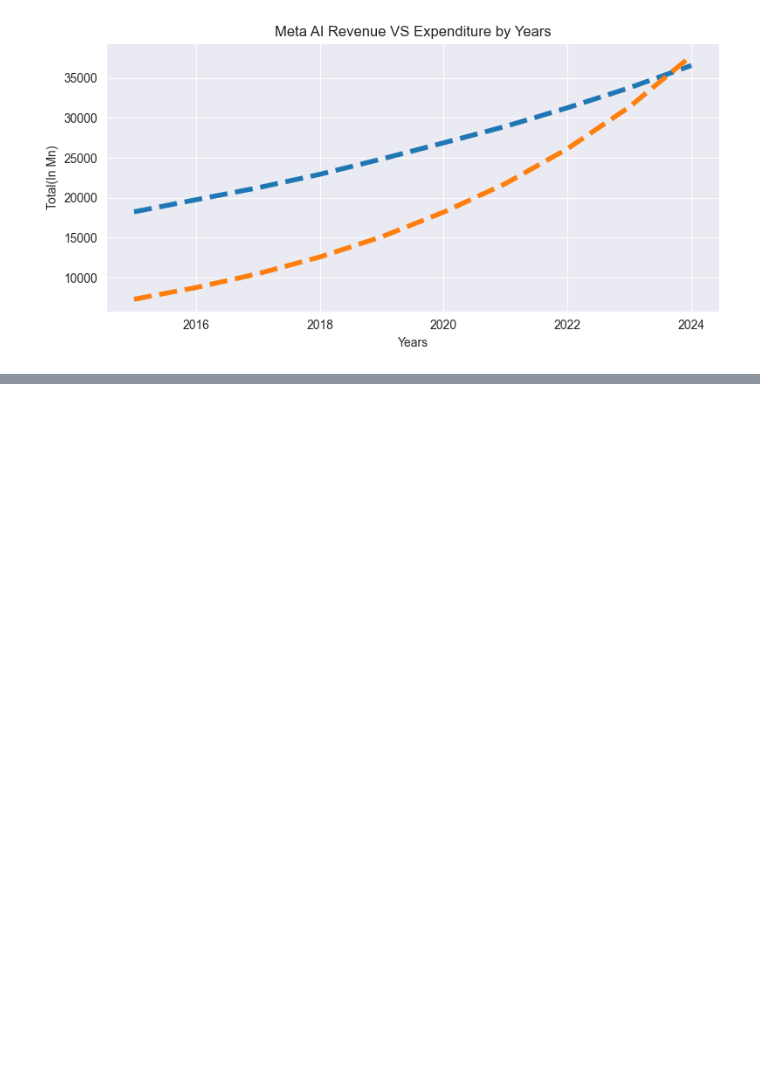
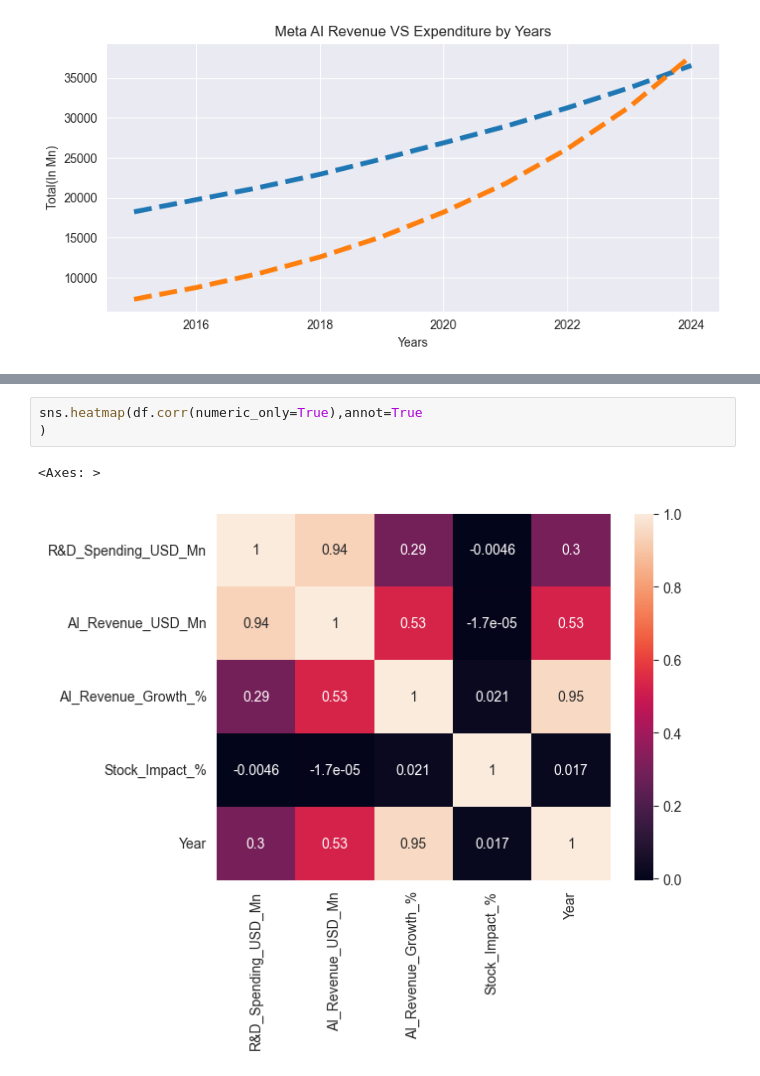
Before and after one commit to CodeStarkz/Analyse-AI-s-Financial-Market-Data-, a Jupyter notebook: AI_Financial_Data_Analysis.ipynb, the cells around one changed output, grey strips where cells are left out. Drawn from its saved outputs; the diff is of its cells as text; blank space fills up the shorter version.

```diff
--- a/AI_Financial_Data_Analysis.ipynb
+++ b/AI_Financial_Data_Analysis.ipynb
@@ -395,0 +407,6 @@ plt.show()
+# %%
+sns.heatmap(df.corr(numeric_only=True),annot=True
+)
+# %% [output]
+<Axes: >
+[figure, added]
```
Also changed, not shown: parts of 3 cells of this notebook.
